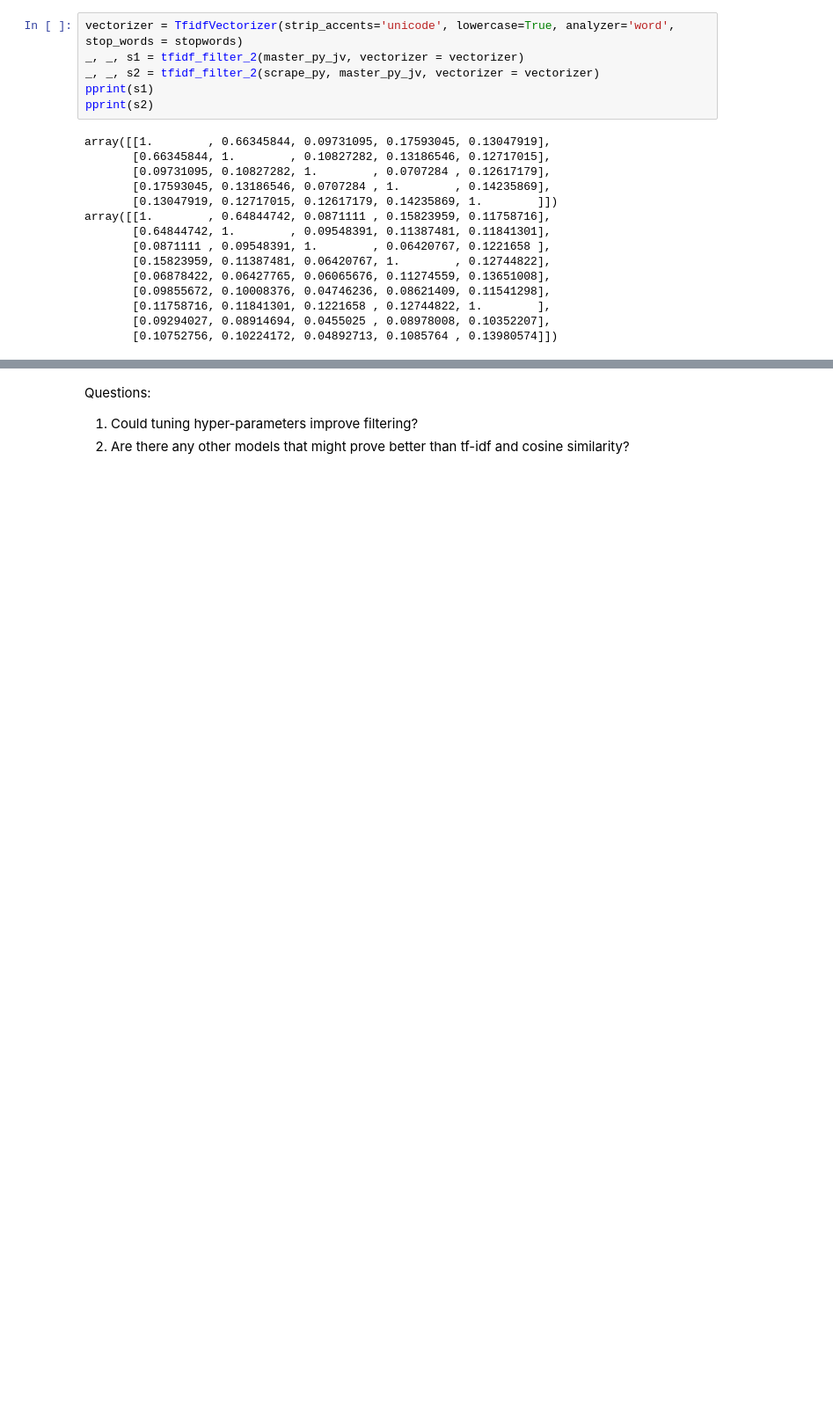
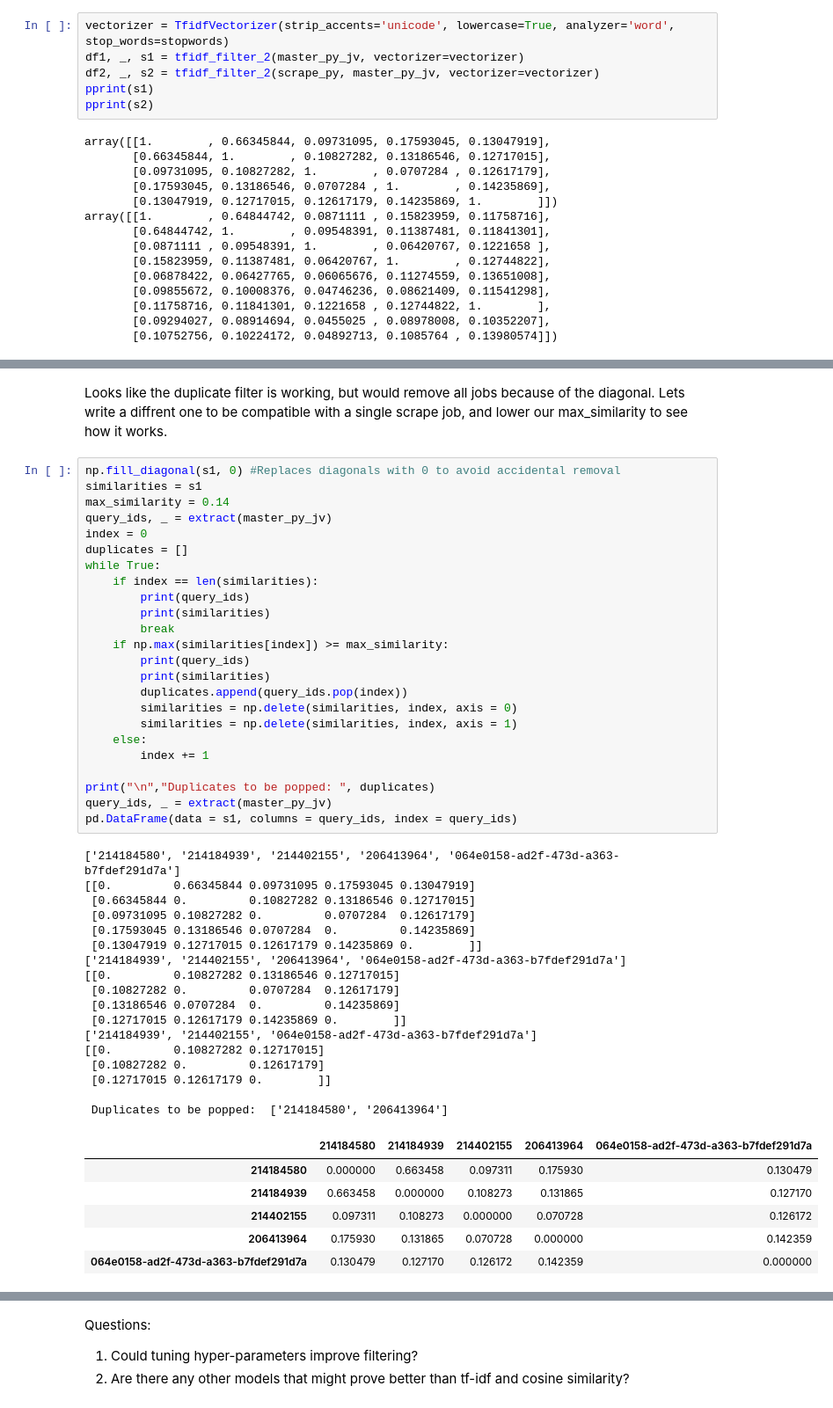
Before and after one commit to bunsenmurder/Notebooks, a Jupyter notebook: jobFunnel/tf_idf analysis.ipynb, the cells around one changed output, grey strips where cells are left out. Shown: that part at 88% size. Saved outputs shown, nothing was run; the diff lists cells and outputs as text; blank space fills up the shorter version.

```diff
--- a/jobFunnel/tf_idf analysis.ipynb
+++ b/jobFunnel/tf_idf analysis.ipynb
@@ -223,9 +218,9 @@ def tfidf_filter_2(scrape: Dict[str, dict], master: Optional[Dict[str, dict]] =
     df_res = df_c.style.applymap(lambda df: 'font-weight: bold' , subset = pd.IndexSlice[:, ['id']]).hide_index()
     return df_res, vectorizer, similarities
 # %%
-vectorizer = TfidfVectorizer(strip_accents='unicode', lowercase=True, analyzer='word', stop_words = stopwords)
-_, _, s1 = tfidf_filter_2(master_py_jv, vectorizer = vectorizer)
-_, _, s2 = tfidf_filter_2(scrape_py, master_py_jv, vectorizer = vectorizer)
+vectorizer = TfidfVectorizer(strip_accents='unicode', lowercase=True, analyzer='word', stop_words=stopwords)
+df1, _, s1 = tfidf_filter_2(master_py_jv, vectorizer=vectorizer)
+df2, _, s2 = tfidf_filter_2(scrape_py, master_py_jv, vectorizer=vectorizer)
 pprint(s1)
 pprint(s2)
 # %% [output]
@@ -247,0 +276,50 @@ Success, our results above show that our filter works with one or two scrape job
+# %% [markdown]
+Looks like the duplicate filter is working, but would remove all jobs because of the diagonal. Lets write a diffrent one to be compatible with a single scrape job, and lower our max_similarity to see how it works.
+# %%
+np.fill_diagonal(s1, 0) #Replaces diagonals with 0 to avoid accidental removal
+similarities = s1
+max_similarity = 0.14
+query_ids, _ = extract(master_py_jv)
+index = 0
+duplicates = []
+while True:
+    if index == len(similarities):
+        print(query_ids)
+        print(similarities)
+        break
+    if np.max(similarities[index]) >= max_similarity:
+        print(query_ids)
+        print(similarities)
+        duplicates.append(query_ids.pop(index))
+        similarities = np.delete(similarities, index, axis = 0)
+        similarities = np.delete(similarities, index, axis = 1)
+    else:
+        index += 1
+
+print("\n","Duplicates to be popped: ", duplicates)
+query_ids, _ = extract(master_py_jv)
+pd.DataFrame(data = s1, columns = query_ids, index = query_ids)
+# %% [output]
+['214184580', '214184939', '214402155', '206413964', '064e0158-ad2f-473d-a363-b7fdef291d7a']
+[[0.         0.66345844 0.09731095 0.17593045 0.13047919]
+ [0.66345844 0.         0.10827282 0.13186546 0.12717015]
+ [0.09731095 0.10827282 0.         0.0707284  0.12617179]
+ [0.17593045 0.13186546 0.0707284  0.         0.14235869]
+ [0.13047919 0.12717015 0.12617179 0.14235869 0.        ]]
+['214184939', '214402155', '206413964', '064e0158-ad2f-473d-a363-b7fdef291d7a']
+[[0.         0.10827282 0.13186546 0.12717015]
+ [0.10827282 0.         0.0707284  0.12617179]
+ [0.13186546 0.0707284  0.         0.14235869]
+ [0.12717015 0.12617179 0.14235869 0.        ]]
+['214184939', '214402155', '064e0158-ad2f-473d-a363-b7fdef291d7a']
+[[0.         0.10827282 0.12717015]
+ [0.10827282 0.         0.12617179]
+ [0.12717015 0.12617179 0.        ]]
+
+ Duplicates to be popped:  ['214184580', '206413964']
+|  | 214184580 | 214184939 | 214402155 | 206413964 | 064e0158-ad2f-473d-a363-b7fdef291d7a |
+| 214184580 | 0.000000 | 0.663458 | 0.097311 | 0.175930 | 0.130479 |
+| 214184939 | 0.663458 | 0.000000 | 0.108273 | 0.131865 | 0.127170 |
+| 214402155 | 0.097311 | 0.108273 | 0.000000 | 0.070728 | 0.126172 |
+| 206413964 | 0.175930 | 0.131865 | 0.070728 | 0.000000 | 0.142359 |
+| 064e0158-ad2f-473d-a363-b7fdef291d7a | 0.130479 | 0.127170 | 0.126172 | 0.142359 | 0.000000 |
```
Also changed, not shown: parts of 8 cells of this notebook, 3 other files.
